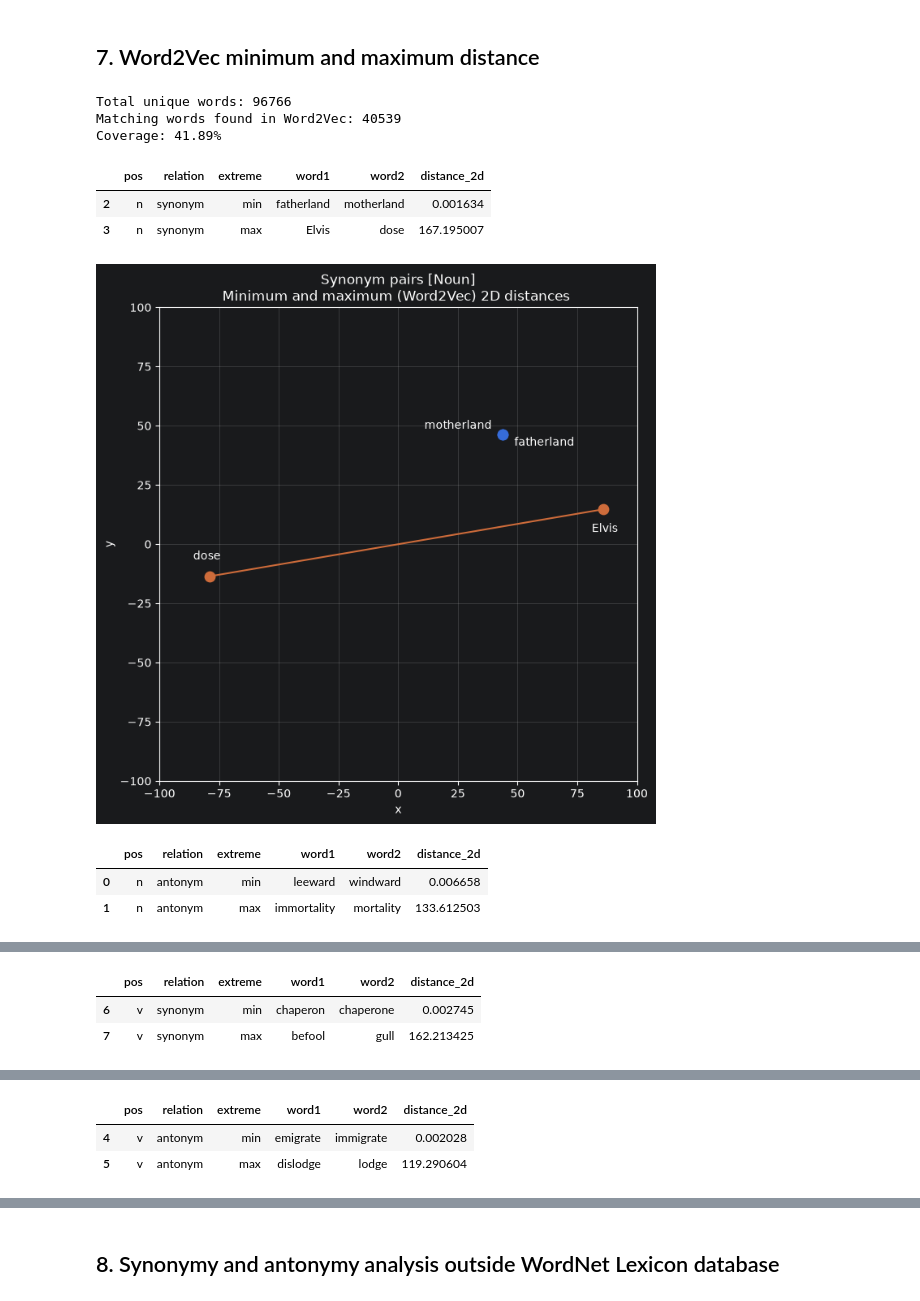
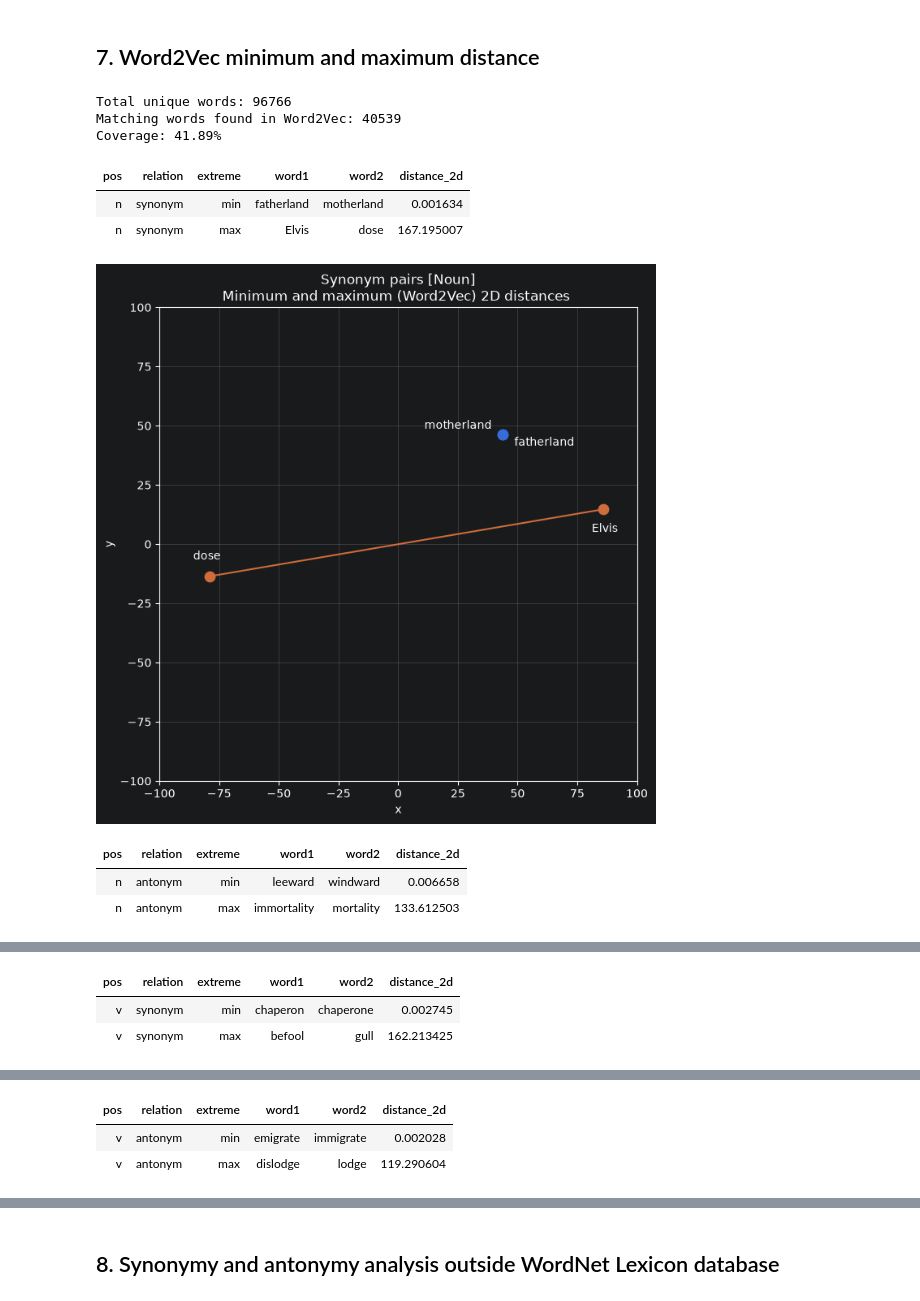
Before and after one commit to Eemeliky/NLP_Project_2026, a Jupyter notebook: NLP_project_2026.ipynb, the cells around one changed output, grey strips where cells are left out. Drawn from its saved outputs; the diff is of its cells as text; code cells hidden in the pictures.

```diff
--- a/NLP_project_2026.ipynb
+++ b/NLP_project_2026.ipynb
@@ -282,7 +282,7 @@ for pos in POS_TAGS:
     })
 
 df_hypernyms_syn = pd.DataFrame(results)
-display(df_hypernyms_syn)
+display(df_hypernyms_syn.style.hide(axis="index"))
 
 ax = df_hypernyms_syn.plot.bar(
     x="pos",
@@ -292,6 +292,8 @@ ax = df_hypernyms_syn.plot.bar(
     edgecolor="black",
     rot=0
 )
+for bar, pos in zip(ax.patches, df_hypernyms_syn["pos"]):
+    bar.set_facecolor(COLORS[("synonym", wn.NOUN if pos == "Noun" else wn.VERB)])
 
 ax.set_title("Synonym pairs sharing a hypernym")
 ax.set_xlabel("Part of speech")
@@ -336,7 +338,7 @@ for pos in POS_TAGS:
     })
 
 df_hypernyms_ant = pd.DataFrame(results)
-display(df_hypernyms_ant)
+display(df_hypernyms_ant.style.hide(axis="index"))
 
 ax = df_hypernyms_ant.plot.bar(
     x="pos",
@@ -346,6 +348,8 @@ ax = df_hypernyms_ant.plot.bar(
     edgecolor="black",
     rot=0
 )
+for bar, pos in zip(ax.patches, df_hypernyms_ant["pos"]):
+    bar.set_facecolor(COLORS[("antonym", wn.NOUN if pos == "Noun" else wn.VERB)])
 
 ax.set_title("Antonym pairs sharing a hypernym")
 ax.set_xlabel("Part of speech")
@@ -504,48 +508,49 @@ def plot_min_max_for_group(df_group, coords, pos, relation):
             w2, (x2, y2),
             xytext=xytexts[1],
             textcoords="offset points",
             ha=ha[1],
             fontsize=10
         )
         isMax = True
 
     title_pos = "Noun" if pos == "n" else "Verb"
     plt.title(f"{relation.capitalize()} pairs [{title_pos}]\nMinimum and maximum (Word2Vec) 2D distances ")
     plt.xlabel("x")
     plt.ylabel("y")
     plt.xlim(-100, 100)
     plt.ylim(-100, 100)
     plt.grid(True, alpha=0.3)
     plt.tight_layout()
     plt.show()
+    print()
 
 for pos in ["n", "v"]:
     for relation in ["synonym", "antonym"]:
         group = df_minmax_2d_dists[
             (df_minmax_2d_dists["pos"] == pos) &
             (df_minmax_2d_dists["relation"] == relation)
         ]
-        display(group)
+        display(group.style.hide(axis="index"))
         if not group.empty:
             plot_min_max_for_group(group, word_coordinates_2d, pos, relation)
 # %% [output]
 Total unique words: 96766
 Matching words found in Word2Vec: 40539
 Coverage: 41.89%
-|  | pos | relation | extreme | word1 | word2 | distance_2d |
-| 2 | n | synonym | min | fatherland | motherland | 0.001634 |
-| 3 | n | synonym | max | Elvis | dose | 167.195007 |
+| pos | relation | extreme | word1 | word2 | distance_2d |
+| n | synonym | min | fatherland | motherland | 0.001634 |
+| n | synonym | max | Elvis | dose | 167.195007 |
 [figure]
-|  | pos | relation | extreme | word1 | word2 | distance_2d |
-| 0 | n | antonym | min | leeward | windward | 0.006658 |
-| 1 | n | antonym | max | immortality | mortality | 133.612503 |
+| pos | relation | extreme | word1 | word2 | distance_2d |
+| n | antonym | min | leeward | windward | 0.006658 |
+| n | antonym | max | immortality | mortality | 133.612503 |
 [figure]
-|  | pos | relation | extreme | word1 | word2 | distance_2d |
-| 6 | v | synonym | min | chaperon | chaperone | 0.002745 |
-| 7 | v | synonym | max | befool | gull | 162.213425 |
+| pos | relation | extreme | word1 | word2 | distance_2d |
+| v | synonym | min | chaperon | chaperone | 0.002745 |
+| v | synonym | max | befool | gull | 162.213425 |
 [figure]
-|  | pos | relation | extreme | word1 | word2 | distance_2d |
-| 4 | v | antonym | min | emigrate | immigrate | 0.002028 |
-| 5 | v | antonym | max | dislodge | lodge | 119.290604 |
+| pos | relation | extreme | word1 | word2 | distance_2d |
+| v | antonym | min | emigrate | immigrate | 0.002028 |
+| v | antonym | max | dislodge | lodge | 119.290604 |
 [figure]
 # %% [markdown]
```
Also changed, not shown: parts of 6 cells of this notebook.
